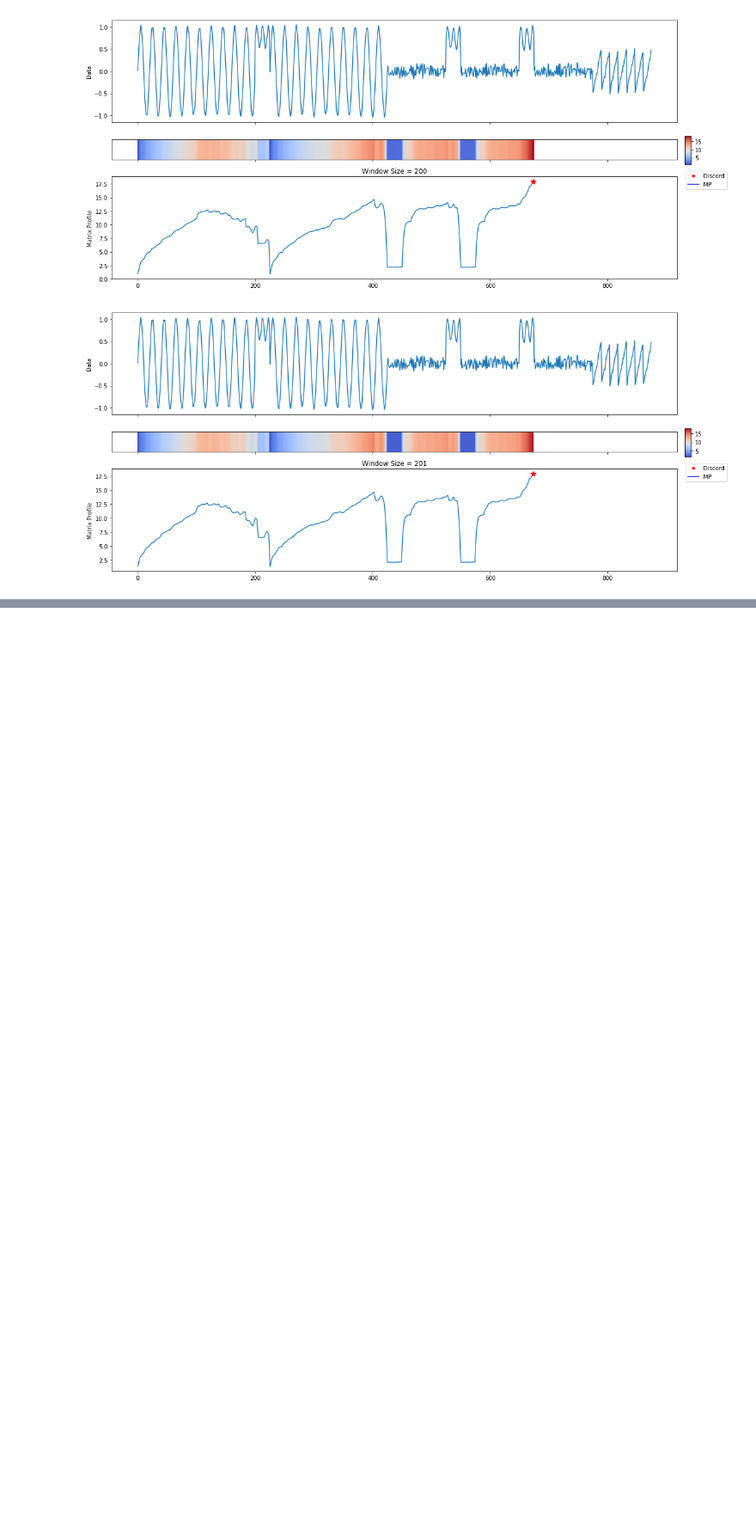
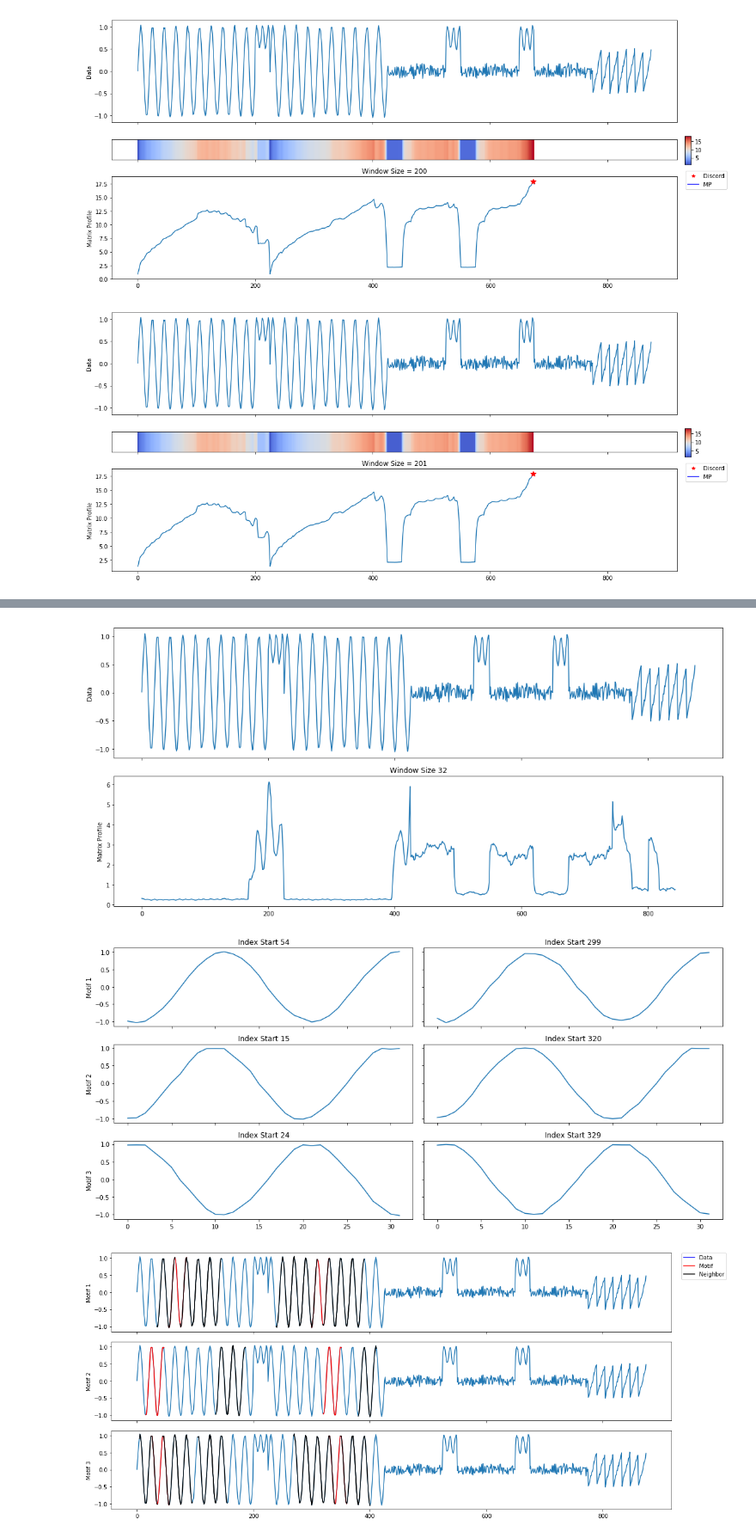
Before and after one commit to matrix-profile-foundation/matrixprofile, a Jupyter notebook: docs/Quickstart.ipynb, the cells around one changed output, grey strips where cells are left out. Shown at 86% size. Cells and saved outputs as stored; diff of their text form; code cells hidden in the pictures; blank space fills up the shorter version.

```diff
--- a/docs/Quickstart.ipynb
+++ b/docs/Quickstart.ipynb
@@ -57,2 +111,6 @@ A lot of useful plots are shown about the time series. The first plot shows inte
 # %%
-p = mp.compute(ts, windows=32)
+mp_profile, mp_figures = mp.analyze(ts, windows=32)
+# %% [output]
+[figure, added]
+[figure, added]
+[figure, added]
```
Also changed, not shown: parts of 14 cells of this notebook, 6 other files.
